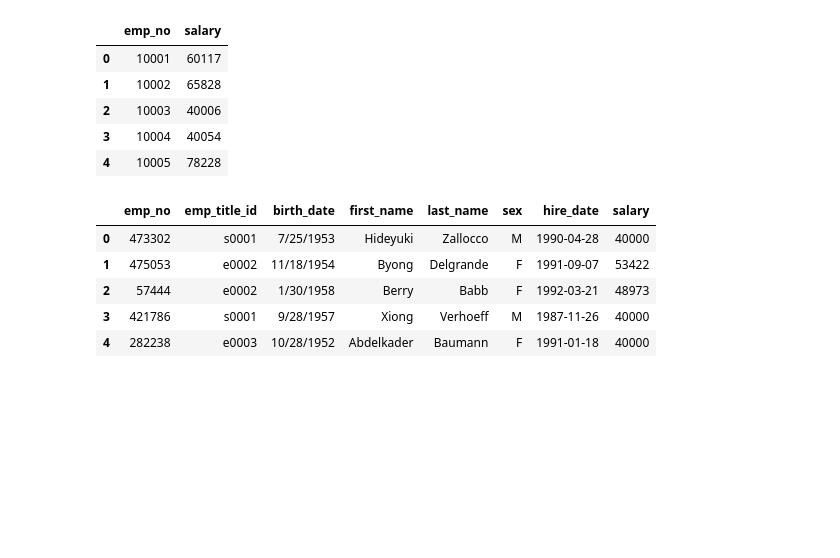
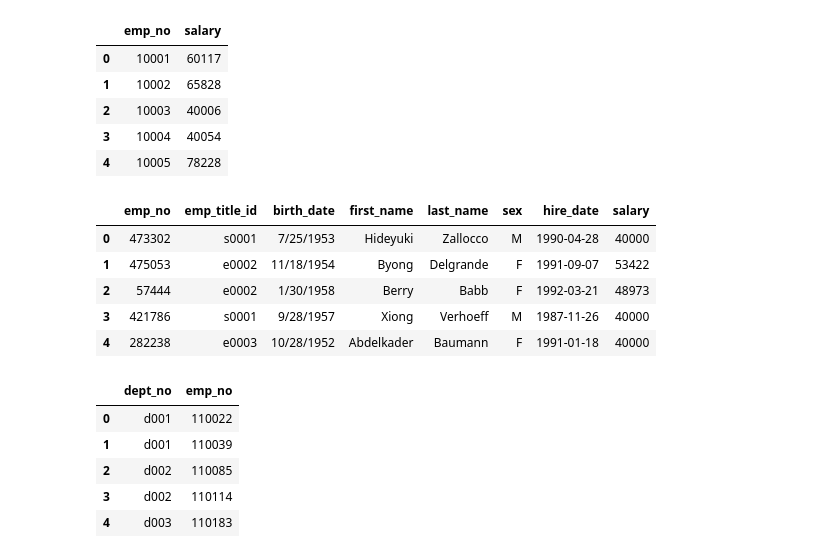
Before and after one commit to YaredHaile/sql-challenge, a Jupyter notebook: EmployeeSQL/employee_analysis.ipynb, the cells around one changed output. Drawn from its saved outputs; the diff is of its cells as text; code cells hidden in the pictures; blank space fills up the shorter version.

```diff
--- a/EmployeeSQL/employee_analysis.ipynb
+++ b/EmployeeSQL/employee_analysis.ipynb
@@ -71,3 +75,21 @@ merged_df.head()
 | 2 | 57444 | e0002 | 1/30/1958 | Berry | Babb | F | 1992-03-21 | 48973 |
 | 3 | 421786 | s0001 | 9/28/1957 | Xiong | Verhoeff | M | 1987-11-26 | 40000 |
 | 4 | 282238 | e0003 | 10/28/1952 | Abdelkader | Baumann | F | 1991-01-18 | 40000 |
+# %%
+# Set the file path to the dept_manager CSV file
+folder_path = "../EmployeeSQL/data/"
+dept_manager_csv_file = "dept_manager.csv"
+dept_manager_csv_path = f"{folder_path}{dept_manager_csv_file}"
+
+# Create the dept_manager DataFrame
+dept_manager_df = pd.read_csv(dept_manager_csv_path)
+
+# Display the first few rows of the DataFrame
+dept_manager_df.head()
+# %% [output]
+|  | dept_no | emp_no |
+| 0 | d001 | 110022 |
+| 1 | d001 | 110039 |
+| 2 | d002 | 110085 |
+| 3 | d002 | 110114 |
+| 4 | d003 | 110183 |
```
Also changed, not shown: parts of 9 cells of this notebook.
